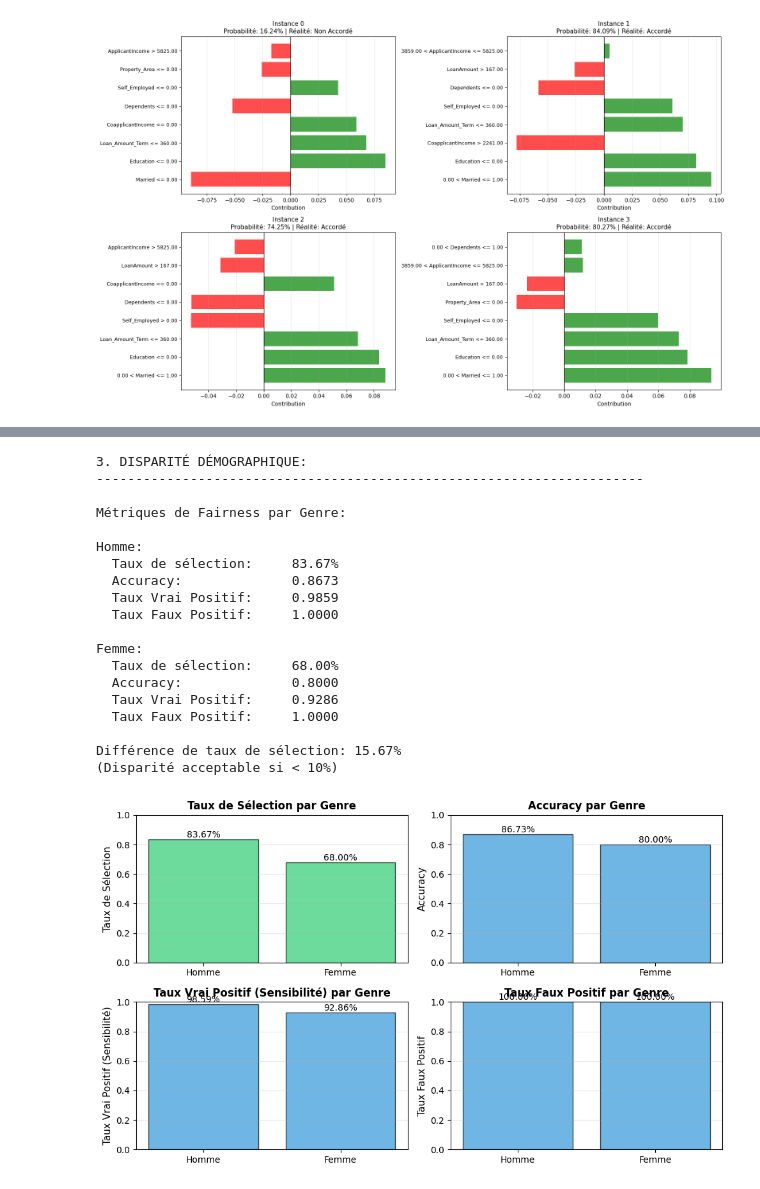
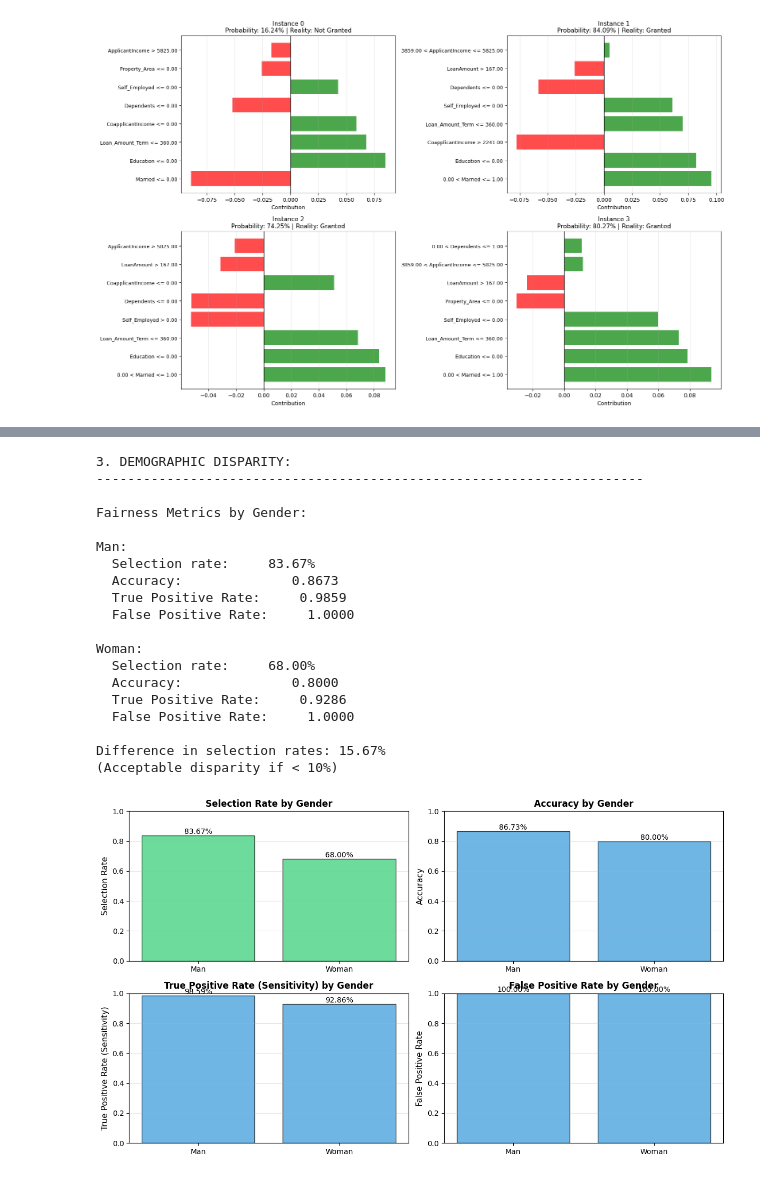
Before and after one commit to alingom/loan-prediction-app, a Jupyter notebook: loan_model.ipynb, the cells around one changed output, grey strips where cells are left out. Saved outputs shown, nothing was run; the diff lists cells and outputs as text; code cells hidden in the pictures.

```diff
--- a/loan_model.ipynb
+++ b/loan_model.ipynb
@@ -789,9 +879,9 @@ Homme               : 83.67% (98 instances)
 # %%
-# Matrice de confusion par genre
-print("\n2. MATRICES DE CONFUSION PAR GENRE:")
+# Gender confusion matrix
+print("\n2. GENDER CONFUSION MATRICES:")
 print("-" * 70)
 
-for gender_value, gender_name in [(0, 'Femme'), (1, 'Homme')]:
+for gender_value, gender_name in [(0, 'Woman'), (1, 'Man')]:
     mask = X_test_with_gender['Gender'] == gender_value
     if mask.sum() > 0:
         y_true_group = y_test[mask]
@@ -807,8 +897,8 @@ for gender_value, gender_name in [(0, 'Femme'), (1, 'Homme')]:
         f1 = f1_score(y_true_group, y_pred_group, zero_division=0)
         accuracy = (cm[0, 0] + cm[1, 1]) / cm.sum()
 
-        print(f"  Précision: {precision:.4f}")
-        print(f"  Rappel:    {recall:.4f}")
+        print(f"  Precision: {precision:.4f}")
+        print(f"  Recall:    {recall:.4f}")
         print(f"  F1-Score:  {f1:.4f}")
         print(f"  Accuracy:  {accuracy:.4f}")
 # %% [output]
@@ -831,20 +921,20 @@ Homme:
   F1-Score:  0.9150
   Accuracy:  0.8673
 # %%
-# Différence de parité démographique
-print("\n3. DISPARITÉ DÉMOGRAPHIQUE:")
+# Demographic parity difference
+print("\n3. DEMOGRAPHIC DISPARITY:")
 print("-" * 70)
 
 gender_groups = X_test_with_gender['Gender']
 
 def fairness_metrics(y_true, y_pred, groups):
-    """Calculer les métriques de fairness"""
+    """Calculate fairness metrics"""
 
     metrics = {}
 
     for group_val in groups.unique():
         mask = groups == group_val
-        group_name = 'Femme' if group_val == 0 else 'Homme'
+        group_name = 'Woman' if group_val == 0 else 'Man'
 
         y_true_g = y_true[mask]
         y_pred_g = y_pred[mask]
@@ -861,68 +951,68 @@ def fairness_metrics(y_true, y_pred, groups):
 
 metrics_by_gender = fairness_metrics(y_test, y_pred_test, gender_groups)
 
-print("\nMétriques de Fairness par Genre:")
+print("\nFairness Metrics by Gender:")
 for group, metrics in metrics_by_gender.items():
     print(f"\n{group}:")
-    print(f"  Taux de sélection:     {metrics['selection_rate']:.2%}")
+    print(f"  Selection rate:     {metrics['selection_rate']:.2%}")
     print(f"  Accuracy:              {metrics['accuracy']:.4f}")
-    print(f"  Taux Vrai Positif:     {metrics['tpr']:.4f}")
-    print(f"  Taux Faux Positif:     {metrics['fpr']:.4f}")
+    print(f"  True Positive Rate:     {metrics['tpr']:.4f}")
+    print(f"  False Positive Rate:     {metrics['fpr']:.4f}")
 
-# Calculer les disparités
+# Calculate disparities
 selection_rates = [metrics_by_gender[g]['selection_rate'] for g in metrics_by_gender]
 if len(selection_rates) > 1:
     disparite = abs(selection_rates[0] - selection_rates[1])
-    print(f"\nDifférence de taux de sélection: {disparite:.2%}")
-    print(f"(Disparité acceptable si < 10%)")
+    print(f"\nDifference in selection rates: {disparite:.2%}")
+    print(f"(Acceptable disparity if < 10%)")
 # %% [output]
-3. DISPARITÉ DÉMOGRAPHIQUE:
+3. DEMOGRAPHIC DISPARITY:
 ----------------------------------------------------------------------
 
-Métriques de Fairness par Genre:
+Fairness Metrics by Gender:
 
-Homme:
-  Taux de sélection:     83.67%
+Man:
+  Selection rate:     83.67%
   Accuracy:              0.8673
-  Taux Vrai Positif:     0.9859
-  Taux Faux Positif:     1.0000
+  True Positive Rate:     0.9859
+  False Positive Rate:     1.0000
 
-Femme:
-  Taux de sélection:     68.00%
+Woman:
+  Selection rate:     68.00%
   Accuracy:              0.8000
-  Taux Vrai Positif:     0.9286
-  Taux Faux Positif:     1.0000
+  True Positive Rate:     0.9286
+  False Positive Rate:     1.0000
 
-Différence de taux de sélection: 15.67%
-(Disparité acceptable si < 10%)
+Difference in selection rates: 15.67%
+(Acceptable disparity if < 10%)
 # %%
-# Visualisation des performances par genre
-fig, axes = plt.subplots(2, 2, figsize=(10, 6))
+# Performance visualisation by gender
+fig, axes = plt.subplots(2, 2, figsize=(12, 7))
 
 metrics_names = ['selection_rate', 'accuracy', 'tpr', 'fpr']
-titles = ['Taux de Sélection', 'Accuracy', 'Taux Vrai Positif (Sensibilité)', 'Taux Faux Positif']
+titles = ['Selection Rate', 'Accuracy', 'True Positive Rate (Sensitivity)', 'False Positive Rate']
 
 for idx, (metric, title) in enumerate(zip(metrics_names, titles)):
     ax = axes[idx // 2, idx % 2]
     groups = list(metrics_by_gender.keys())
     values = [metrics_by_gender[g][metric] for g in groups]
 
     colors = ['#2ecc71' if metric == 'selection_rate' else '#3498db' for _ in groups]
     bars = ax.bar(groups, values, color=colors, alpha=0.7, edgecolor='black')
 
     ax.set_ylabel(title, fontsize=11)
     ax.set_ylim(0, 1)
-    ax.set_title(f'{title} par Genre', fontsize=12, fontweight='bold')
+    ax.set_title(f'{title} by Gender', fontsize=12, fontweight='bold')
     ax.grid(axis='y', alpha=0.3)
 
-    # Ajouter les valeurs sur les barres
+    # Add the values to the bars
     for bar, value in zip(bars, values):
         height = bar.get_height()
         ax.text(bar.get_x() + bar.get_width()/2., height,
                 f'{value:.2%}', ha='center', va='bottom', fontsize=10)
 
 plt.tight_layout()
 plt.show()
 # %% [output]
-[figure, old version]
+[figure, new version]
 # %% [markdown]
```
Also changed, not shown: parts of 73 cells of this notebook, 5 other files.
